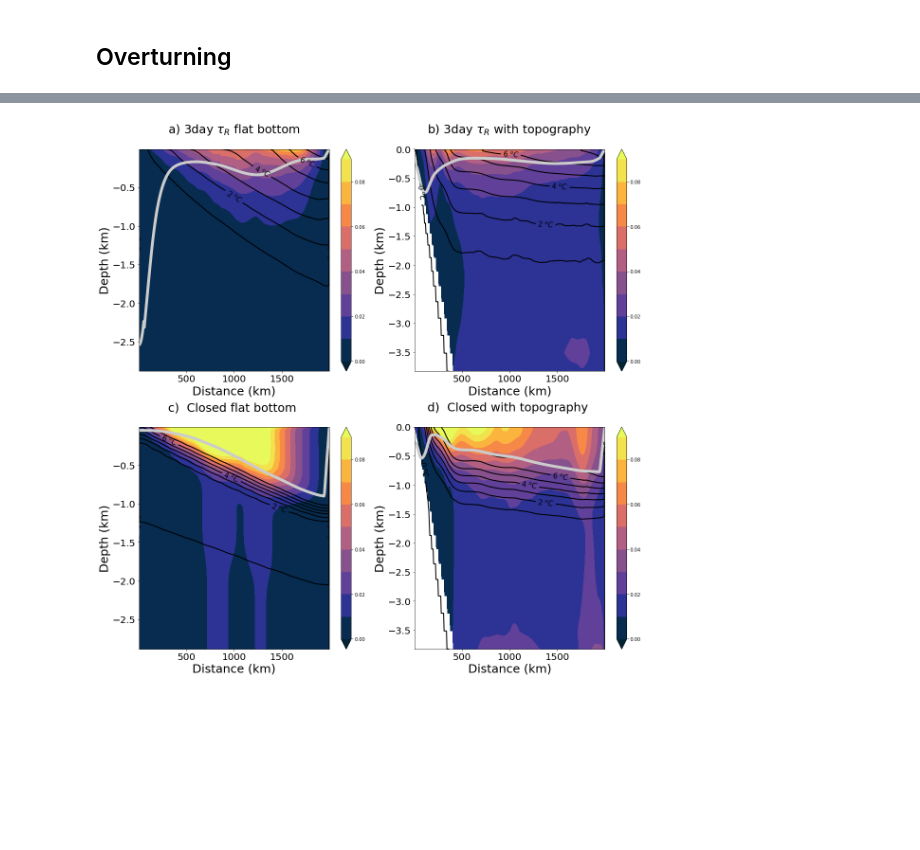
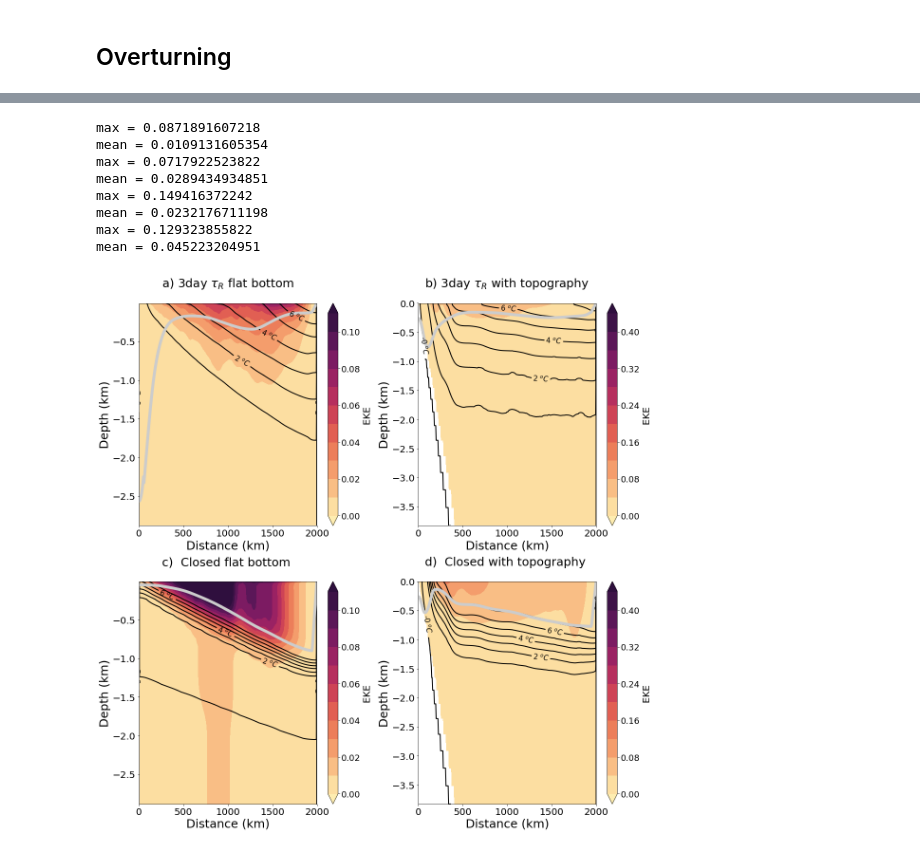
Before and after one commit to hlburns/Current_notebooks, a Jupyter notebook: Nchannel_Flat/Part2/Effects of topography.ipynb, the cells around one changed output, grey strips where cells are left out. Drawn from its saved outputs; the diff is of its cells as text; code cells hidden in the pictures; blank space fills up the shorter version.

```diff
--- a/Nchannel_Flat/Part2/Effects of topography.ipynb
+++ b/Nchannel_Flat/Part2/Effects of topography.ipynb
@@ -162,17 +161,27 @@ for i in range(len(Runs)):
     ax = fig.add_subplot(2, 2, i+1)
     c = utils.ChannelSetup(output_dir=str(fname))
     # PLOT PANNELS
-    psi = c.get_psi_bar()/10**6
+    #psi = c.get_psi_bar()/10**6
+    V = c.mnc('Tav.nc', 'VVEL')
+    V[c.HFacS==0]=0
+    vflux = V
+    Vdx = vflux* 5000*np.tile(c.dzf,(c.Nx,c.Ny+1,1)).T*c.HFacS
+    Vdx = np.nansum(Vdx, axis=2)
+    psi = np.cumsum(Vdx, axis=0)
+    npad = ((0, 1), (0, 0),)
+    psi = np.pad(psi, pad_width=npad, mode='constant', constant_values=0)
+    psi = 0.5*(psi[1:] + psi[:-1])/10**6
     psi[-1]=0
     Tavlat = c.mnc('Tav.nc','THETA',mask=c.HFacC).mean(axis=2)
     y = c.yc/1000
     yp = c.yg/1000
     if i==1 or i==3:
-        scale=4
+        scale=5
     else:
         scale=1
     p = ax.contourf(yp, c.zc/1000, psi, Psi_levs*scale,
                     cmap=cmocean.cm.amp,extend='both')
+    print psi.max()
     Q2_levs = (np.arange(-1, 8, 1))
     Tavlat = c.get_zonal_avg('Tav.nc','THETA')
     q = ax.contour(y, c.zc/1000,
@@ -181,6 +190,9 @@ for i in range(len(Runs)):
     plt.clabel(q, q.levels[::2], inline=1, fmt=fmt, fontsize=25)
     ax.tick_params(axis='both', which='major', labelsize=20)
 
+    cbar = fig.colorbar(p, ax=ax,ticks=Psi_ticks*scale)
+    cbar.ax.tick_params(labelsize=18)
+    cbar.ax.set_ylabel(r'$\overline{\Psi }  $ (Sv)', fontsize=20, )
 
     if str(Figletter[i])=='a) ':
         ax.set_title(str(Figletter[i])+r'3day $ \tau _{R} $ flat bottom' +'\n', fontsize=25)
@@ -196,8 +208,4 @@ for i in range(len(Runs)):
     ax.set_ylabel('Depth (km)', fontsize=25)
     ax.tick_params(axis='both', which='major', labelsize=20)
 plt.tight_layout()
-cax = fig.add_axes([1, 0.1, 0.03, 0.8])
-cbar = fig.colorbar(p, cax=cax, ticks=Psi_ticks)
-cbar.ax.set_ylabel('$\Psi$  (Sv)', fontsize=30, )
-cbar.ax.tick_params(labelsize=30)
 # %% [output]
@@ -205,7 +221,7 @@ cbar.ax.tick_params(labelsize=30)
 # %%
 fig = plt.figure(figsize=(16.5, 16.5))
-Psi_levs = np.arange(-0., .10, .010)
-Psi_ticks = np.arange(-0., .10, .02)
+Psi_levs = np.arange(-0., .12, .010)
+Psi_ticks = np.arange(-0., .12, .02)
 Q_levs = np.arange(-0., 8., 1)
 for i in range(len(Runs)):
     #i =2
@@ -214,17 +230,18 @@ for i in range(len(Runs)):
     # PLOT PANNELS
 
     EKE = c.calc_EKE()
+    print 'max = '+str(np.max(EKE))
+    print 'mean = '+str(np.mean(EKE))
     npad = ((0, 1), (0, 0))
-    Psi = np.pad(Psi, pad_width=npad, mode='constant', constant_values=0)
-
-    if i==0 or i==2 :
-        scale = 1
-    elif i==1 or i==3 :
-        scale = 1
+    Psi = np.pad(EKE, pad_width=npad, mode='constant', constant_values=0)
+    scale = 1
 
     ax = fig.add_subplot(2, 2, i+1)
+    scale= 1
+    if i==1 or i==3:
+        scale=4
     p = ax.contourf(c.yc/1000, c.zc/1000,
-                EKE, Psi_levs*scale, cmap=cmocean.cm.thermal, extend='both')
+                EKE, Psi_levs*scale, cmap=cmocean.cm.matter, extend='both')
     q = ax.contour(c.yc/1000, c.zc/1000, c.get_zonal_avg('Tav.nc','THETA'), Q_levs, colors='k', linewidths=2)
     q.levels = [nf(val) for val in q.levels]
     plt.clabel(q, q.levels[::2], inline=1, fmt=fmt, fontsize=15)
@@ -243,32 +260,43 @@ for i in range(len(Runs)):
     for jj in range(len(c.yc)):
         if (ma.all(PI[:, jj] == 1) or np.all(psi[:, jj] == -0) or PI[:, jj].mask.all()):
             continue
         indx = ma.nonzero(PI[:, jj] < 1)[0]
         b = indx
         if len(b) >= 2 and (b[1]-b[0]) > 1:
             a = b[1]
         else:
             a = b[0]
         if a < 41 and depths[a-1, jj] - depths[a, jj] > 150:
             a = a - 1
         DDL[jj] = depths[a, jj]
     r = ax.plot(c.yc/1000, SG.savitzky_golay(-mld/1000, 21, 1), scalex=False,
                 scaley=False, color='0.8', linestyle='-', linewidth=6)
 
-    fig.colorbar(p, ax=ax,ticks=Psi_ticks*scale)
+
+    cbar = fig.colorbar(p, ax=ax,ticks=Psi_ticks*scale)
+    cbar.ax.tick_params(labelsize=18)
+    cbar.ax.set_ylabel(r'EKE', fontsize=20, )
     if str(Figletter[i])=='a) ':
         ax.set_title(str(Figletter[i])+r'3day $ \tau _{R} $ flat bottom' +'\n', fontsize=25)
     elif str(Figletter[i])=='b) ':
         ax.set_title(str(Figletter[i])+r'3day $ \tau _R $ with topography' +' \n', fontsize=25)
     elif str(Figletter[i])=='c) ':
         ax.set_title(str(Figletter[i])+r' Closed flat bottom ' +'\n', fontsize=25)
     elif str(Figletter[i])=='d) ':
         ax.set_title(str(Figletter[i])+r' Closed with topography ' +'\n', fontsize=25)
 
 
     ax.set_xlabel('Distance (km)', fontsize=25)
     ax.set_ylabel('Depth (km)', fontsize=25)
     ax.tick_params(axis='both', which='major', labelsize=20)
 plt.tight_layout()
 # %% [output]
+max = 0.0871891607218
+mean = 0.0109131605354
+max = 0.0717922523822
+mean = 0.0289434934851
+max = 0.149416372242
+mean = 0.0232176711198
+max = 0.129323855822
+mean = 0.045223204951
-[figure, old version]
+[figure, new version]
```
Also changed, not shown: parts of 19 cells of this notebook, 9 other files.
